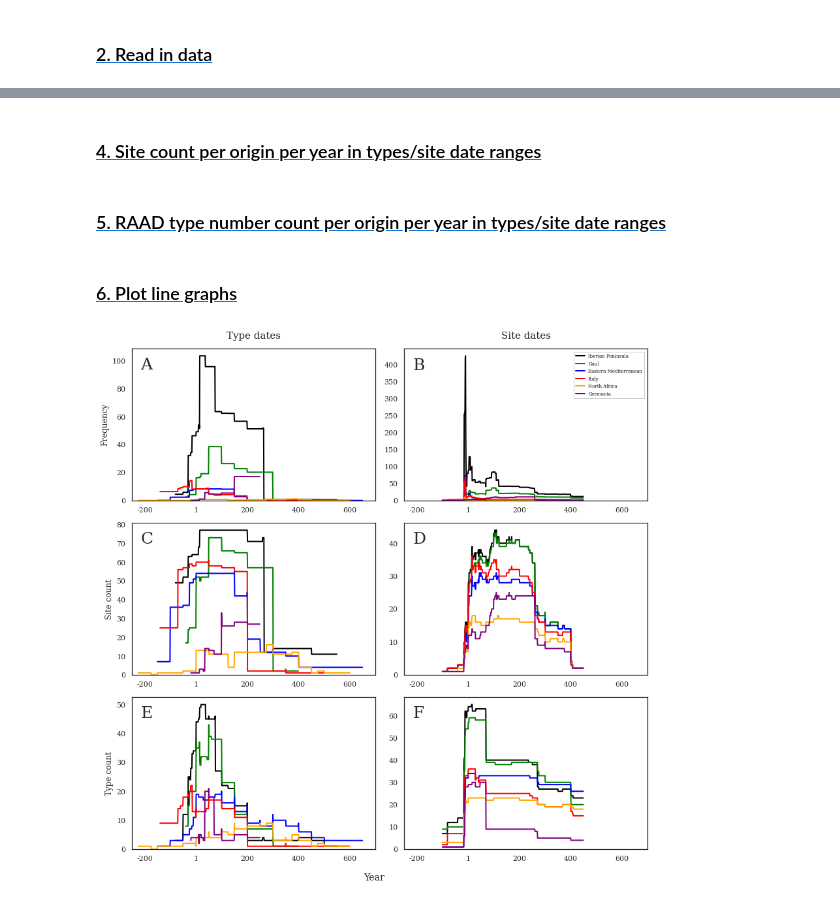
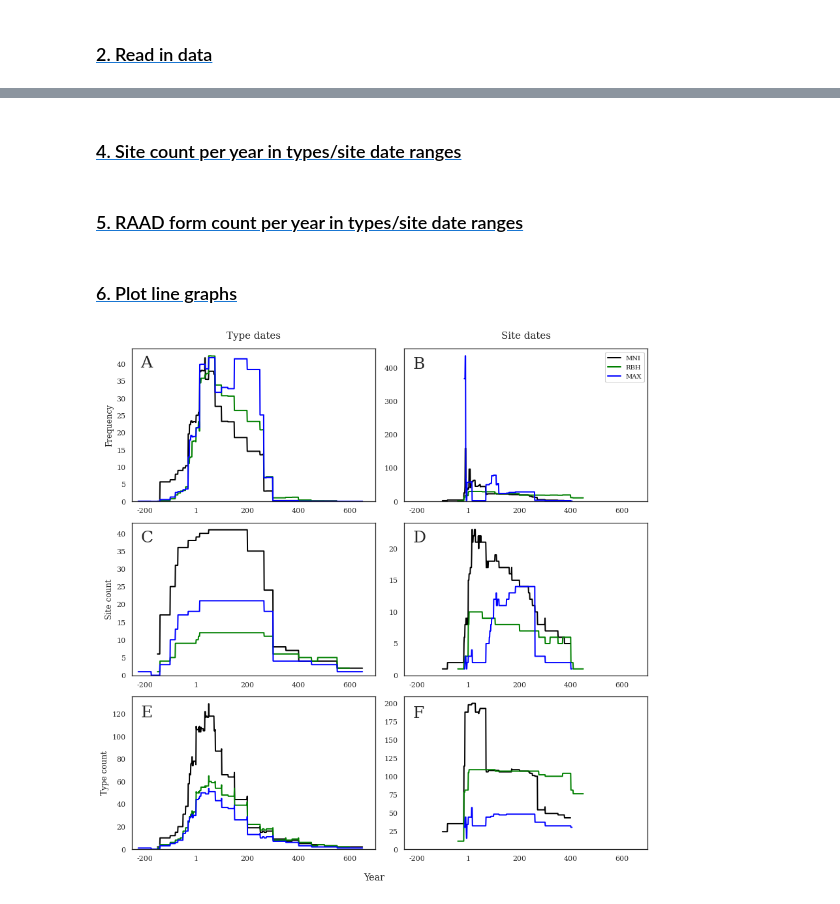
Before and after one commit to Tom-Brughmans/RAAD, a Jupyter notebook: RAAD_data/publication/RAAD_Figs4a-f.ipynb, the cells around one changed output, grey strips where cells are left out. Saved outputs shown, nothing was run; the diff lists cells and outputs as text; code cells hidden in the pictures.

```diff
--- a/RAAD_data/publication/RAAD_Figs4a-f.ipynb
+++ b/RAAD_data/publication/RAAD_Figs4a-f.ipynb
@@ -81,5 +71,5 @@ for origin in origins:
 list_of_dfs.append(freq_type_dates)
 list_of_dfs.append(freq_site_dates)
 # %% [markdown]
-### [<span style="color:black">4. Site count per origin per year in types/site date ranges</span>](#four) <a id="4"></a>
+### [<span style="color:black">4. Site count per year in types/site date ranges</span>](#four) <a id="4"></a>
 # %%
@@ -106,29 +97,29 @@ for origin in origins:
 list_of_dfs.append(site_count_type_dates)
 list_of_dfs.append(site_count_site_dates)
 # %% [markdown]
-### [<span style="color:black">5. RAAD type number count per origin per year in types/site date ranges</span>](#five) <a id="5"></a>
+### [<span style="color:black">5. RAAD form count per year in types/site date ranges</span>](#five) <a id="5"></a>
 # %%
-for origin in origins:
+for quant_abb in QA:
     for start, end in zip(start_dates, end_dates):
-
-        df = data.groupby(["RAAD_form", start, end, "origin_h1"])["RAAD_type_number"].apply(list)
+        df = data.groupby(["RAAD_form", start, end, "quantification_abbreviation"])["RAAD_type_number"].apply(list)
         df = df.reset_index()
         df = df.rename(columns = {"RAAD_type_number":"List_of_numbers"})
 
-        type_count = year_object_count_df(data = df[df["origin_h1"] == origin],
+        type_count = year_object_count_df(data = df[df["quantification_abbreviation"] == quant_abb],
                                           lower_date = start,
                                           upper_date = end,
                                           object_list = "List_of_numbers")
 
-        key = set_key(origin)
+        key = quant_abb.upper()
 
         if "raad" in start or "raad" in end:
-            raad_type_count_type_dates[key] = type_count
+           form_count_type_dates[key] = type_count
+
         else:
-            raad_type_count_site_dates[key] = type_count
+            form_count_site_dates[key] = type_count
 
-list_of_dfs.append(raad_type_count_type_dates)
-list_of_dfs.append(raad_type_count_site_dates)
+list_of_dfs.append(form_count_type_dates)
+list_of_dfs.append(form_count_site_dates)
 # %% [markdown]
 ### [<span style="color:black">6. Plot line graphs</span>](#six) <a id="6"></a>
 # %%
@@ -139,43 +130,42 @@ fig, axs= plt.subplots(nrows=3, ncols=2, figsize=(12, 12))
 axs[0, 0].set_xlim([-250, 700])
 axs[0, 1].set_xlim([-250, 700])
 axs[1, 0].set_xlim([-250, 700])
 axs[1, 1].set_xlim([-250, 700])
 axs[2, 0].set_xlim([-250, 700])
 axs[2, 1].set_xlim([-250, 700])
 
 for ax, df in zip(axs.ravel(), list_of_dfs):
     plot_graph(dicts_of_df = df,
-               palette=["black", "green", "blue", "red", "orange", "purple"],
+               palette=["black", "green","blue"],
                ax = ax,
                linewidth = 2)
 
     ax.set_ylim(0, None)
     ax.yaxis.set_major_formatter(FormatStrFormatter("%.0f"))
     ax.set_xlabel(None)
     ax.get_legend().remove()
     ax.set_ylabel(None)
     ax.set_xticklabels([int(i) if i != 0 else 1 for i in ax.get_xticks()])
     handles, labels = ax.get_legend_handles_labels()
-    fig.legend(handles, labels, bbox_to_anchor=(0.983, 0.955), fontsize = 7)
+    fig.legend(handles, labels, bbox_to_anchor=(0.985, 0.955), fontsize = 10)
 
 axs[0,0].set_ylabel("Frequency")
 axs[1,0].set_ylabel("Site count")
 axs[2,0].set_ylabel("Type count")
 
+axs[0, 0].set_title(label = "Type dates", y=1.04, size=15)
+axs[0, 1].set_title(label = "Site dates", y=1.04, size=15)
 
-axs[0, 0].set_title(label = "Type dates", size=15, y=1.04)
-axs[0, 1].set_title(label = "Site dates", size=15, y=1.04)
-
-axs[0, 0].text(-215, 94, "A", fontsize = 25)
-axs[0, 1].text(-215, 386, "B", fontsize = 25)
-axs[1, 0].text(-215, 70, "C", fontsize = 25)
-axs[1, 1].text(-215, 40, "D", fontsize = 25)
-axs[2, 0].text(-215, 45.5, "E", fontsize = 25)
-axs[2, 1].text(-215, 59, "F", fontsize = 25)
+axs[0, 0].text(-215, 39, "A", fontsize = 25)
+axs[0, 1].text(-215, 398, "B", fontsize = 25)
+axs[1, 0].text(-215, 37.5, "C", fontsize = 25)
+axs[1, 1].text(-215, 21, "D", fontsize = 25)
+axs[2, 0].text(-215, 117, "E", fontsize = 25)
+axs[2, 1].text(-215, 180, "F", fontsize = 25)
 
 fig.supxlabel("Year")
 
 plt.tight_layout()
-plt.savefig("Figs/Fig4.tiff", bbox_inches="tight", format = "tiff", dpi = 400)
+plt.savefig("Figs/Fig4.pdf", bbox_inches="tight", format = "pdf", dpi = 400)
 # %% [output]
-[figure, old version]
+[figure, new version]
```
Also changed, not shown: parts of 8 cells of this notebook, 35 other files.
